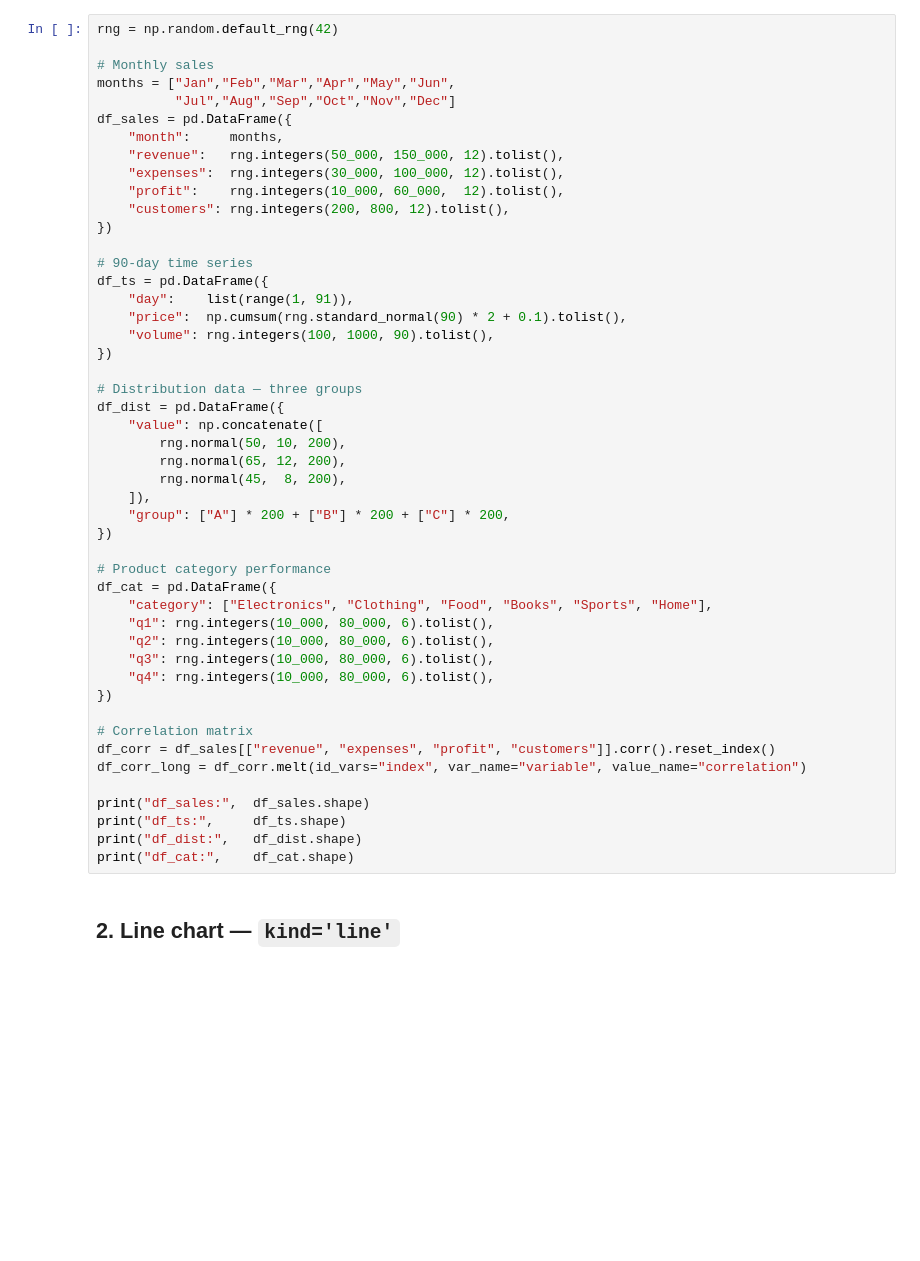
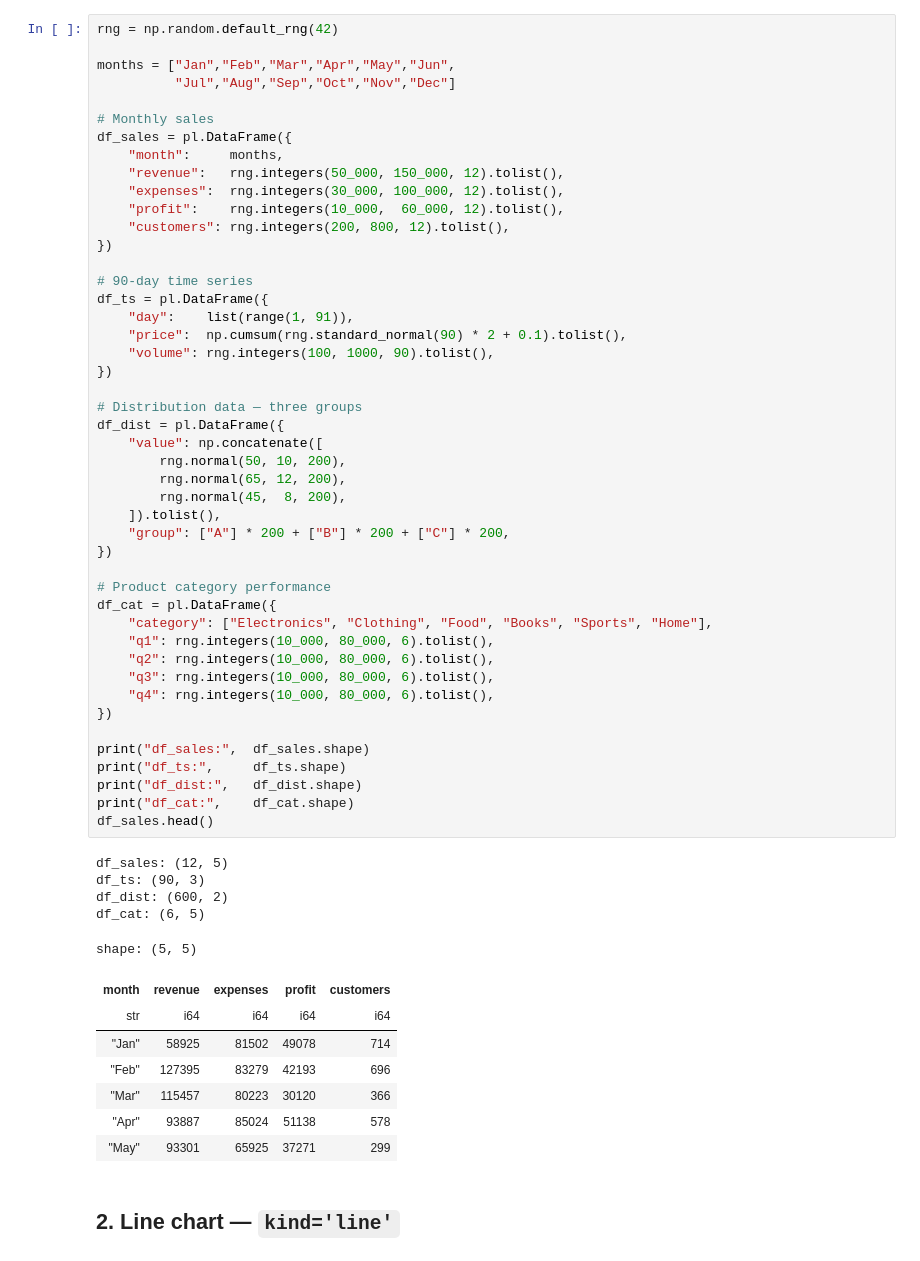
Before and after one commit to choochoo0726/aloevera, a Jupyter notebook: demo/demo_plots.ipynb, the cells around one changed output. Drawn from its saved outputs; the diff is of its cells as text; blank space fills up the shorter version.

```diff
--- a/demo/demo_plots.ipynb
+++ b/demo/demo_plots.ipynb
@@ -19,51 +27,62 @@ print("DEFAULT_LAYOUT:", avr.DEFAULT_LAYOUT)
 # %%
 rng = np.random.default_rng(42)
 
-# Monthly sales
 months = ["Jan","Feb","Mar","Apr","May","Jun",
           "Jul","Aug","Sep","Oct","Nov","Dec"]
-df_sales = pd.DataFrame({
+
+# Monthly sales
+df_sales = pl.DataFrame({
     "month":     months,
     "revenue":   rng.integers(50_000, 150_000, 12).tolist(),
     "expenses":  rng.integers(30_000, 100_000, 12).tolist(),
-    "profit":    rng.integers(10_000, 60_000,  12).tolist(),
+    "profit":    rng.integers(10_000,  60_000, 12).tolist(),
     "customers": rng.integers(200, 800, 12).tolist(),
 })
 
 # 90-day time series
-df_ts = pd.DataFrame({
+df_ts = pl.DataFrame({
     "day":    list(range(1, 91)),
     "price":  np.cumsum(rng.standard_normal(90) * 2 + 0.1).tolist(),
     "volume": rng.integers(100, 1000, 90).tolist(),
 })
 
 # Distribution data — three groups
-df_dist = pd.DataFrame({
+df_dist = pl.DataFrame({
     "value": np.concatenate([
         rng.normal(50, 10, 200),
         rng.normal(65, 12, 200),
         rng.normal(45,  8, 200),
-    ]),
+    ]).tolist(),
     "group": ["A"] * 200 + ["B"] * 200 + ["C"] * 200,
 })
 
 # Product category performance
-df_cat = pd.DataFrame({
+df_cat = pl.DataFrame({
     "category": ["Electronics", "Clothing", "Food", "Books", "Sports", "Home"],
     "q1": rng.integers(10_000, 80_000, 6).tolist(),
     "q2": rng.integers(10_000, 80_000, 6).tolist(),
     "q3": rng.integers(10_000, 80_000, 6).tolist(),
     "q4": rng.integers(10_000, 80_000, 6).tolist(),
 })
 
-# Correlation matrix
-df_corr = df_sales[["revenue", "expenses", "profit", "customers"]].corr().reset_index()
-df_corr_long = df_corr.melt(id_vars="index", var_name="variable", value_name="correlation")
-
 print("df_sales:",  df_sales.shape)
 print("df_ts:",     df_ts.shape)
 print("df_dist:",   df_dist.shape)
 print("df_cat:",    df_cat.shape)
+df_sales.head()
+# %% [output]
+df_sales: (12, 5)
+df_ts: (90, 3)
+df_dist: (600, 2)
+df_cat: (6, 5)
+shape: (5, 5)
+| month | revenue | expenses | profit | customers |
+| str | i64 | i64 | i64 | i64 |
+| "Jan" | 58925 | 81502 | 49078 | 714 |
+| "Feb" | 127395 | 83279 | 42193 | 696 |
+| "Mar" | 115457 | 80223 | 30120 | 366 |
+| "Apr" | 93887 | 85024 | 51138 | 578 |
+| "May" | 93301 | 65925 | 37271 | 299 |
 # %% [markdown]
 ## 2. Line chart — `kind='line'`
 # %%
```
Also changed, not shown: parts of 28 cells of this notebook.
